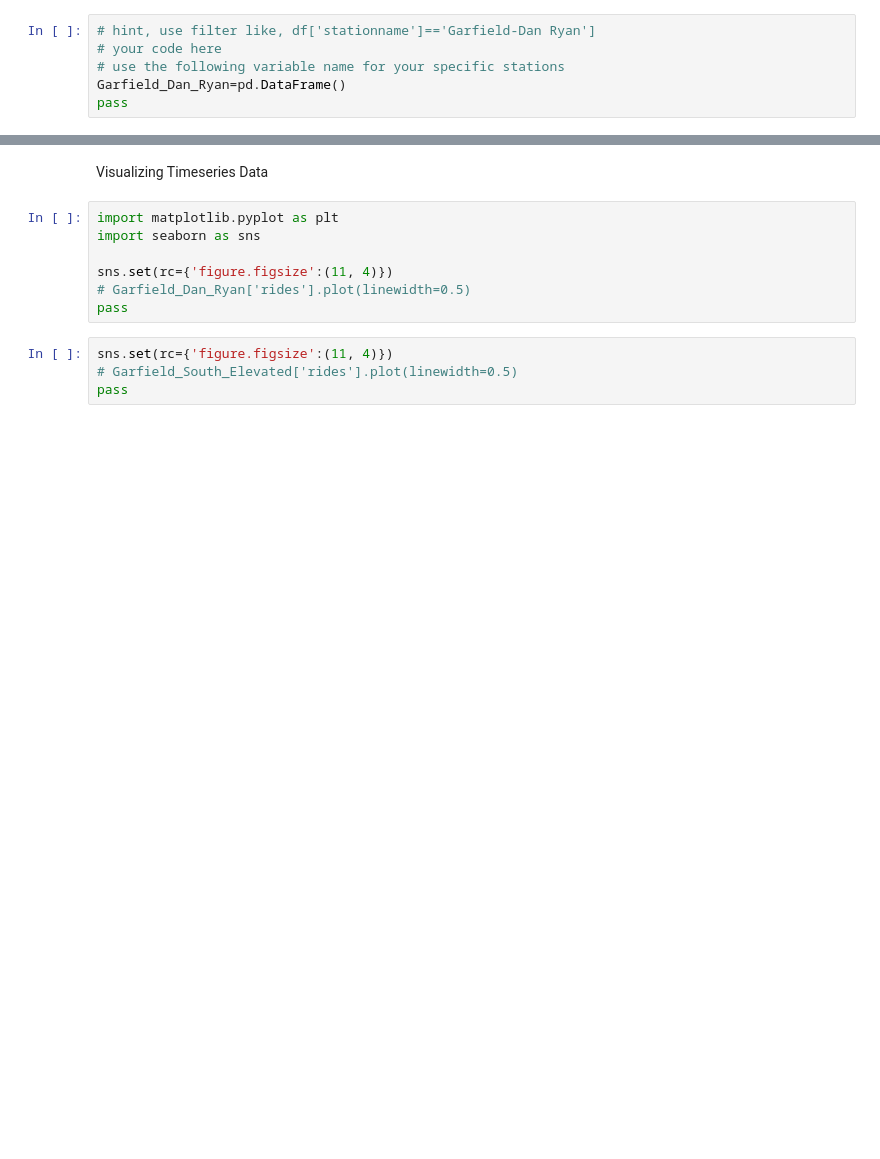
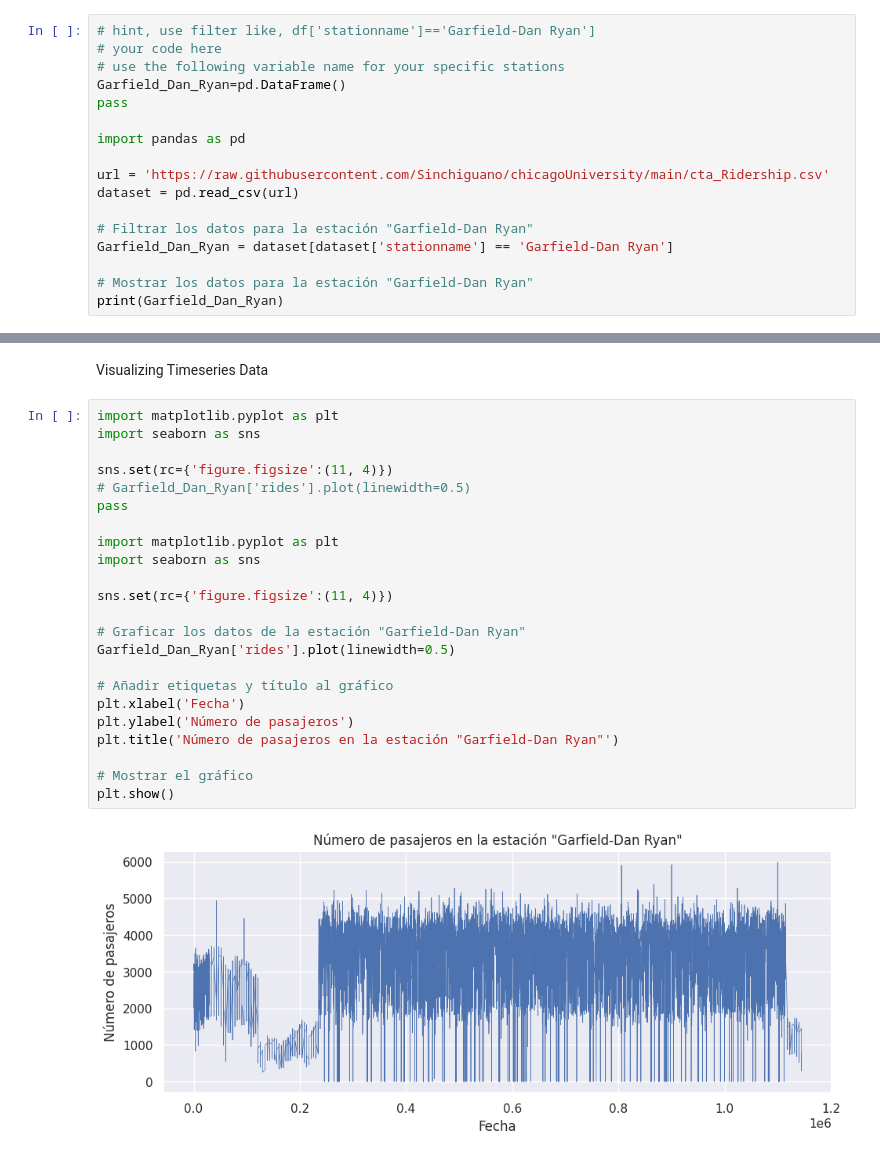
Before and after one commit to franchesco117/curso, a Jupyter notebook: Pandas_Exercise_for_Data_Analysis.ipynb, the cells around one changed output, grey strips where cells are left out. Saved outputs shown, nothing was run; the diff lists cells and outputs as text; blank space fills up the shorter version.

```diff
--- a/Pandas_Exercise_for_Data_Analysis.ipynb
+++ b/Pandas_Exercise_for_Data_Analysis.ipynb
@@ -61,3 +224,14 @@ Looks good! Now let's have a quick look at data for specific stations:
 # use the following variable name for your specific stations
 Garfield_Dan_Ryan=pd.DataFrame()
 pass
+
+import pandas as pd
+
+url = 'https://raw.githubusercontent.com/Sinchiguano/chicagoUniversity/main/cta_Ridership.csv'
+dataset = pd.read_csv(url)
+
+# Filtrar los datos para la estación "Garfield-Dan Ryan"
+Garfield_Dan_Ryan = dataset[dataset['stationname'] == 'Garfield-Dan Ryan']
+
+# Mostrar los datos para la estación "Garfield-Dan Ryan"
+print(Garfield_Dan_Ryan)
@@ -70,13 +284,27 @@ pass
 # %% [markdown]
 Visualizing Timeseries Data
-# %%
-import matplotlib.pyplot as plt
-import seaborn as sns
-
-sns.set(rc={'figure.figsize':(11, 4)})
-# Garfield_Dan_Ryan['rides'].plot(linewidth=0.5)
-pass
-# %%
-sns.set(rc={'figure.figsize':(11, 4)})
-# Garfield_South_Elevated['rides'].plot(linewidth=0.5)
-pass
+# %%
+import matplotlib.pyplot as plt
+import seaborn as sns
+
+sns.set(rc={'figure.figsize':(11, 4)})
+# Garfield_Dan_Ryan['rides'].plot(linewidth=0.5)
+pass
+
+import matplotlib.pyplot as plt
+import seaborn as sns
+
+sns.set(rc={'figure.figsize':(11, 4)})
+
+# Graficar los datos de la estación "Garfield-Dan Ryan"
+Garfield_Dan_Ryan['rides'].plot(linewidth=0.5)
+
+# Añadir etiquetas y título al gráfico
+plt.xlabel('Fecha')
+plt.ylabel('Número de pasajeros')
+plt.title('Número de pasajeros en la estación "Garfield-Dan Ryan"')
+
+# Mostrar el gráfico
+plt.show()
+# %% [output]
+[figure, added]
```
Also changed, not shown: parts of 14 cells of this notebook.
